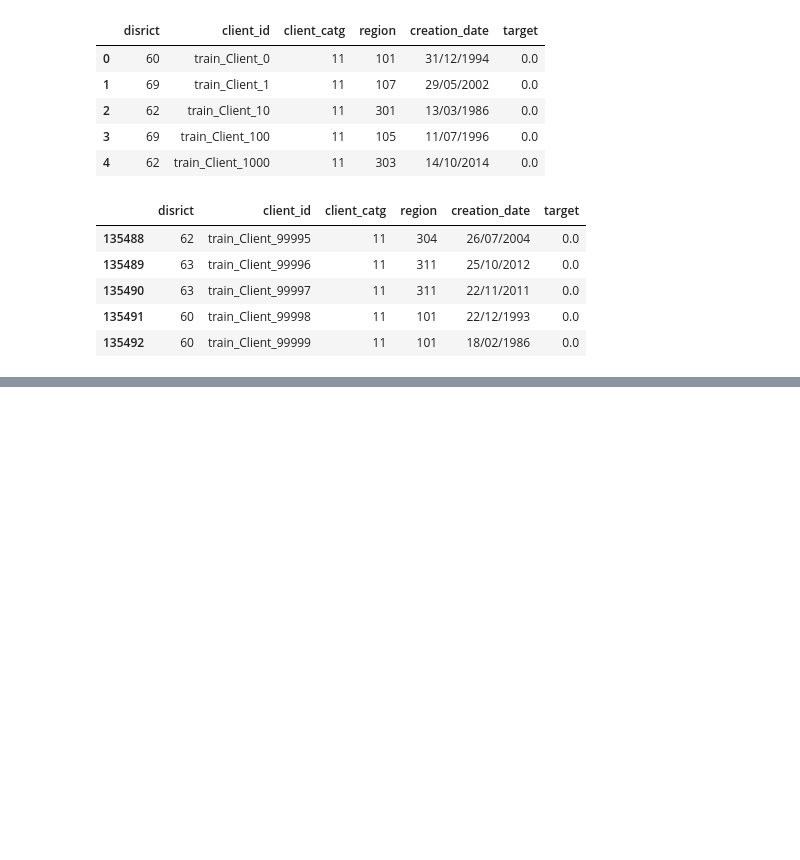
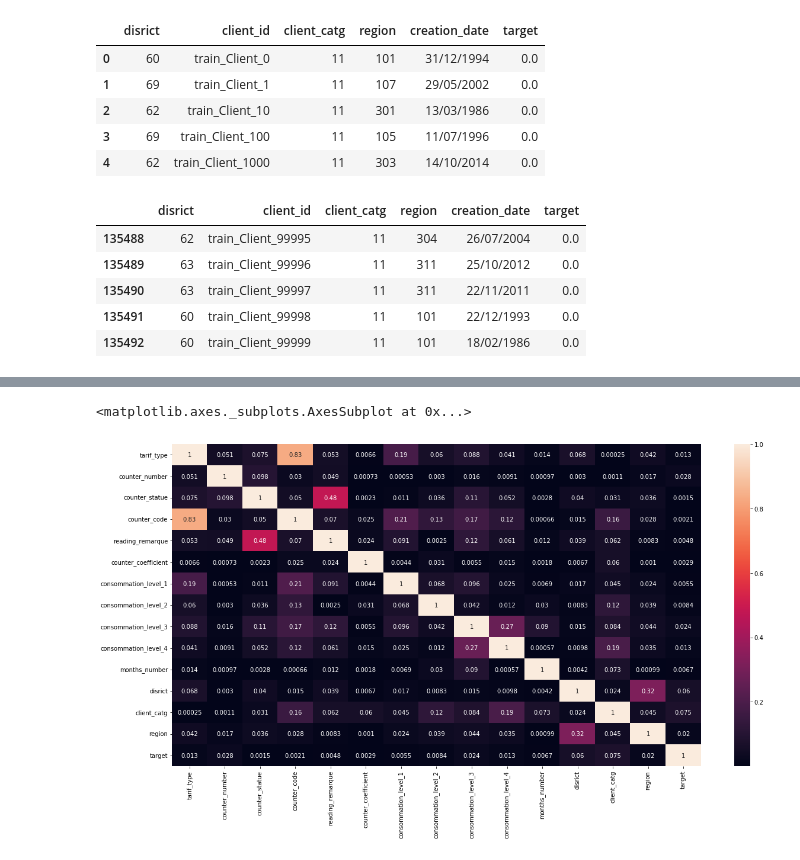
Before and after one commit to ChihabFortas/Fraud-detection-Model, a Jupyter notebook: ML_academy_Project_1.ipynb, the cells around one changed output, grey strips where cells are left out. Drawn from its saved outputs; the diff is of its cells as text; code cells hidden in the pictures; blank space fills up the shorter version.

```diff
--- a/ML_academy_Project_1.ipynb
+++ b/ML_academy_Project_1.ipynb
@@ -113,0 +189,19 @@ invoice_train_df.tail()
+# %%
+def clean_train_data(client_df, invoice_df):
+    """
+    A function that performs data cleaning for the client and invoice dataset
+
+    :param client_df:
+    :param invoice_df:
+    :return:
+    """
+    # change the type of the columns
+    client_df['creation_date'] = pd.to_datetime(client_df['creation_date'] )
+    #fixing the type of the columns
+    invoice_df['invoice_date'] = pd.to_datetime(invoice_df['invoice_date'])
+    invoice_df['counter_statue'] = invoice_df['invoice_date'].astype(int)
+
+    return invoice_df.merge(client_df, how='left', on='client_id').drop(['old_index', 'new_index'], axis=1)
+
+train_data = clean_train_data(data['client_train'], data['invoice_train'])
+train_data.info()
@@ -113,0 +226,6 @@ invoice_train_df.tail()
+# %%
+figure(figsize=(20,10))
+sns.heatmap(train_data.corr().abs(), annot=True)
+# %% [output]
+<matplotlib.axes._subplots.AxesSubplot at 0x...>
+[figure, added]
```
Also changed, not shown: parts of 16 cells of this notebook.
